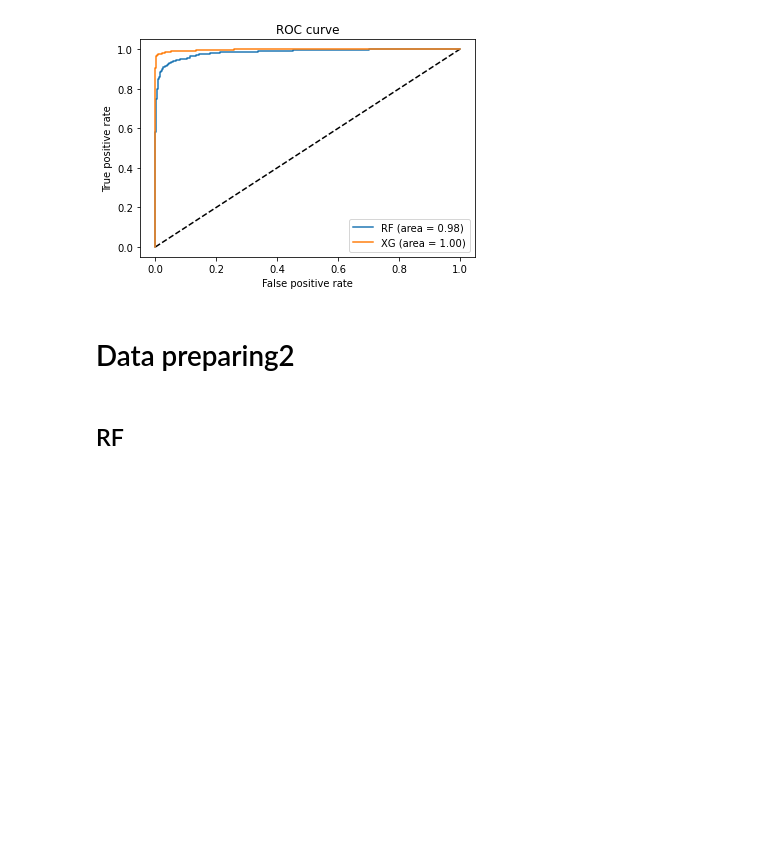
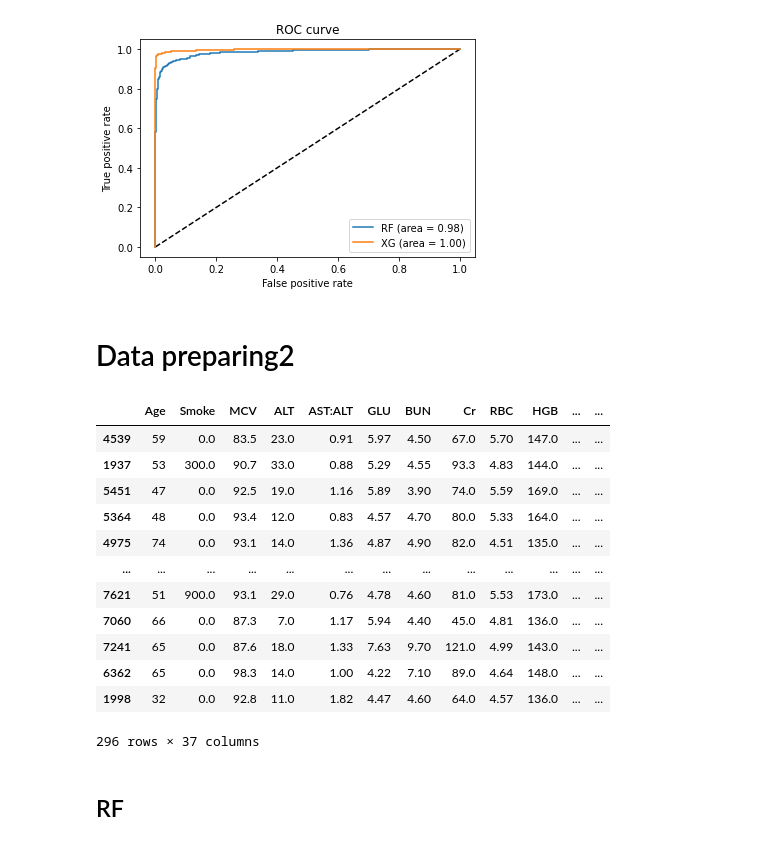
Before and after one commit to ChiXX/LungCancer, a Jupyter notebook: scripts/jupyter/ModelEvaluation.ipynb, the cells around one changed output. Saved outputs shown, nothing was run; the diff lists cells and outputs as text; code cells hidden in the pictures; blank space fills up the shorter version.

```diff
--- a/scripts/jupyter/ModelEvaluation.ipynb
+++ b/scripts/jupyter/ModelEvaluation.ipynb
@@ -93,3 +93,19 @@ X_train2, X_test2, y_train2, y_test2 = train_test_split(new.drop(['Origin','Age_
+# %%
+X_train2
+# %% [output]
+|  | Age | Smoke | MCV | ALT | AST:ALT | GLU | BUN | Cr | RBC | HGB | ... | ... |
+| 4539 | 59 | 0.0 | 83.5 | 23.0 | 0.91 | 5.97 | 4.50 | 67.0 | 5.70 | 147.0 | ... | ... |
+| 1937 | 53 | 300.0 | 90.7 | 33.0 | 0.88 | 5.29 | 4.55 | 93.3 | 4.83 | 144.0 | ... | ... |
+| 5451 | 47 | 0.0 | 92.5 | 19.0 | 1.16 | 5.89 | 3.90 | 74.0 | 5.59 | 169.0 | ... | ... |
+| 5364 | 48 | 0.0 | 93.4 | 12.0 | 0.83 | 4.57 | 4.70 | 80.0 | 5.33 | 164.0 | ... | ... |
+| 4975 | 74 | 0.0 | 93.1 | 14.0 | 1.36 | 4.87 | 4.90 | 82.0 | 4.51 | 135.0 | ... | ... |
+| ... | ... | ... | ... | ... | ... | ... | ... | ... | ... | ... | ... | ... |
+| 7621 | 51 | 900.0 | 93.1 | 29.0 | 0.76 | 4.78 | 4.60 | 81.0 | 5.53 | 173.0 | ... | ... |
+| 7060 | 66 | 0.0 | 87.3 | 7.0 | 1.17 | 5.94 | 4.40 | 45.0 | 4.81 | 136.0 | ... | ... |
+| 7241 | 65 | 0.0 | 87.6 | 18.0 | 1.33 | 7.63 | 9.70 | 121.0 | 4.99 | 143.0 | ... | ... |
+| 6362 | 65 | 0.0 | 98.3 | 14.0 | 1.00 | 4.22 | 7.10 | 89.0 | 4.64 | 148.0 | ... | ... |
+| 1998 | 32 | 0.0 | 92.8 | 11.0 | 1.82 | 4.47 | 4.60 | 64.0 | 4.57 | 136.0 | ... | ... |
+296 rows × 37 columns
 # %% [markdown]
 ## RF
 # %%
```
Also changed, not shown: parts of 4 cells of this notebook, 5 other files.
